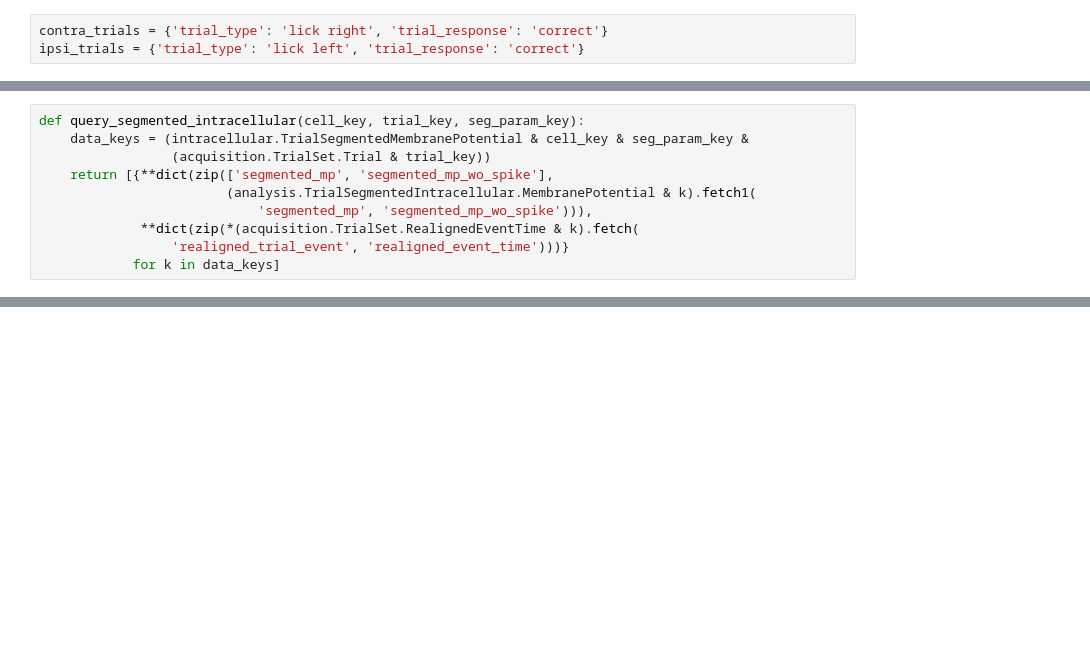
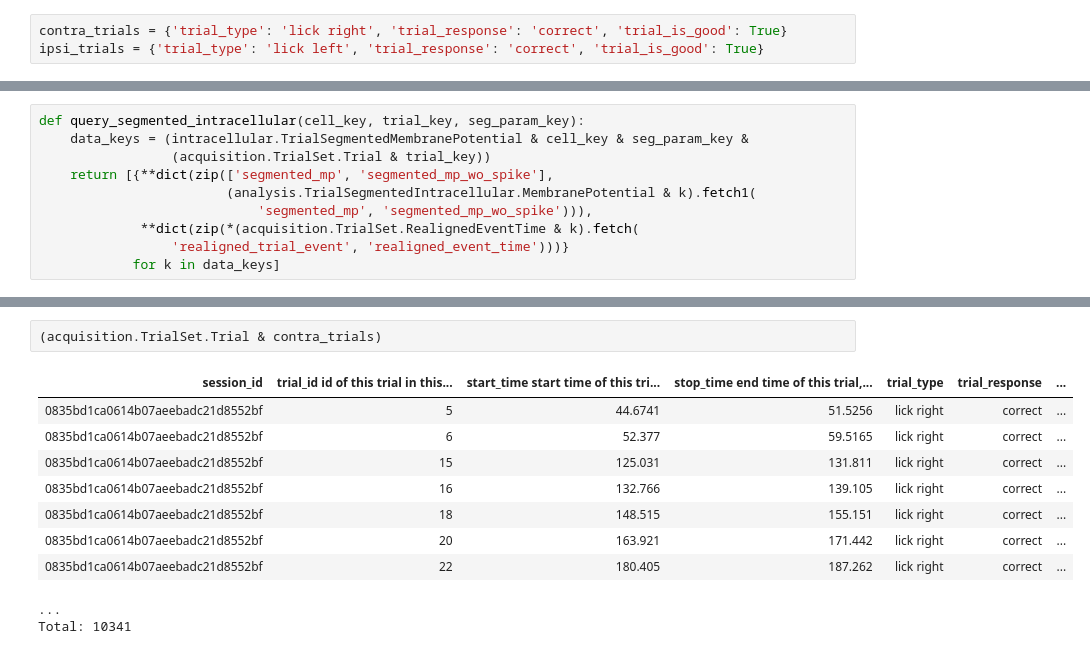
Before and after one commit to vathes/Inagaki-2018, a Jupyter notebook: notebooks/Inagaki-2018-examples.ipynb, the cells around one changed output, grey strips where cells are left out. Cells and saved outputs as stored; diff of their text form; blank space fills up the shorter version.

```diff
--- a/notebooks/Inagaki-2018-examples.ipynb
+++ b/notebooks/Inagaki-2018-examples.ipynb
@@ -28,6 +30,6 @@ seg_param_key = (analysis.TrialSegmentationSetting & {'event': 'delay_start', 'p
 # %%
-contra_trials = {'trial_type': 'lick right', 'trial_response': 'correct'}
-ipsi_trials = {'trial_type': 'lick left', 'trial_response': 'correct'}
+contra_trials = {'trial_type': 'lick right', 'trial_response': 'correct', 'trial_is_good': True}
+ipsi_trials = {'trial_type': 'lick left', 'trial_response': 'correct', 'trial_is_good': True}
 # %%
 cell_ids = [96, 120, 149]
 # %%
@@ -51,0 +83,13 @@ def query_segmented_intracellular(cell_key, trial_key, seg_param_key):
+# %%
+(acquisition.TrialSet.Trial & contra_trials)
+# %% [output]
+| session_id | trial_id id of this trial in this... | start_time start time of this tri... | stop_time end time of this trial,... | trial_type | trial_response | ... |
+| 0835bd1ca0614b07aeebadc21d8552bf | 5 | 44.6741 | 51.5256 | lick right | correct | ... |
+| 0835bd1ca0614b07aeebadc21d8552bf | 6 | 52.377 | 59.5165 | lick right | correct | ... |
+| 0835bd1ca0614b07aeebadc21d8552bf | 15 | 125.031 | 131.811 | lick right | correct | ... |
+| 0835bd1ca0614b07aeebadc21d8552bf | 16 | 132.766 | 139.105 | lick right | correct | ... |
+| 0835bd1ca0614b07aeebadc21d8552bf | 18 | 148.515 | 155.151 | lick right | correct | ... |
+| 0835bd1ca0614b07aeebadc21d8552bf | 20 | 163.921 | 171.442 | lick right | correct | ... |
+| 0835bd1ca0614b07aeebadc21d8552bf | 22 | 180.405 | 187.262 | lick right | correct | ... |
+...
+Total: 10341
```
Also changed, not shown: parts of 7 cells of this notebook.
